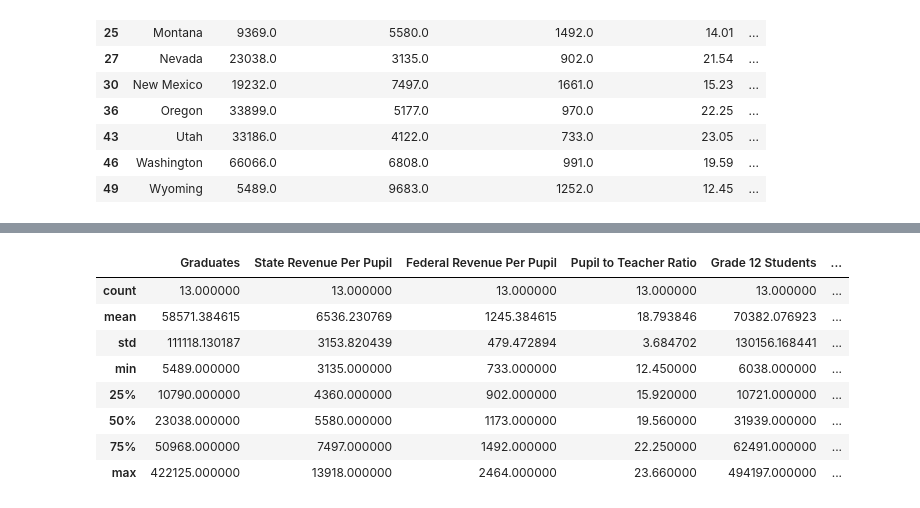
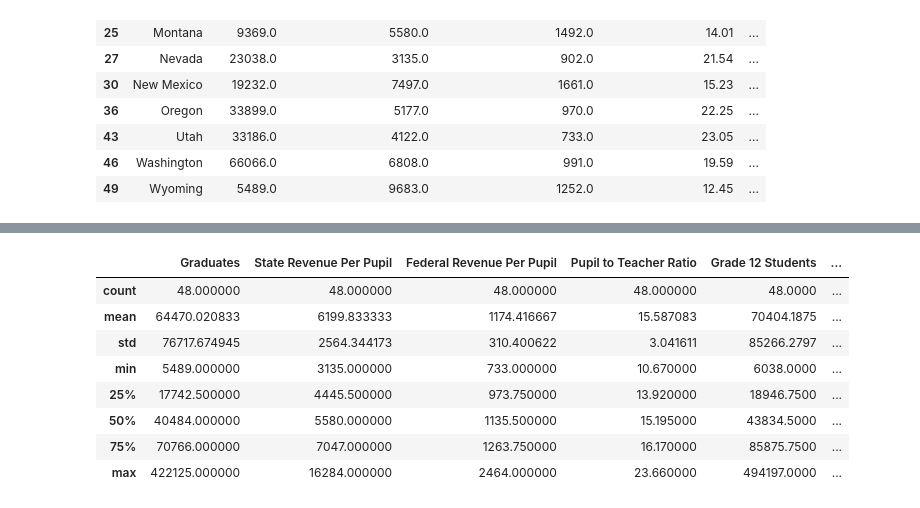
Before and after one commit to sagehan1/project-1, a Jupyter notebook: code-1 - Copy (2).ipynb, the cells around one changed output, grey strips where cells are left out. Saved outputs shown, nothing was run; the diff lists cells and outputs as text; code cells hidden in the pictures.

```diff
--- a/code-1 - Copy (2).ipynb
+++ b/code-1 - Copy (2).ipynb
@@ -423,12 +471,12 @@ West_Regiondf
 # %%
-West_Regiondf.describe()
+copy_merged.describe()
 # %% [output]
 |  | Graduates | State Revenue Per Pupil | Federal Revenue Per Pupil | Pupil to Teacher Ratio | Grade 12 Students | ... |
-| count | 13.000000 | 13.000000 | 13.000000 | 13.000000 | 13.000000 | ... |
-| mean | 58571.384615 | 6536.230769 | 1245.384615 | 18.793846 | 70382.076923 | ... |
-| std | 111118.130187 | 3153.820439 | 479.472894 | 3.684702 | 130156.168441 | ... |
-| min | 5489.000000 | 3135.000000 | 733.000000 | 12.450000 | 6038.000000 | ... |
-| 25% | 10790.000000 | 4360.000000 | 902.000000 | 15.920000 | 10721.000000 | ... |
-| 50% | 23038.000000 | 5580.000000 | 1173.000000 | 19.560000 | 31939.000000 | ... |
-| 75% | 50968.000000 | 7497.000000 | 1492.000000 | 22.250000 | 62491.000000 | ... |
-| max | 422125.000000 | 13918.000000 | 2464.000000 | 23.660000 | 494197.000000 | ... |
+| count | 48.000000 | 48.000000 | 48.000000 | 48.000000 | 48.0000 | ... |
+| mean | 64470.020833 | 6199.833333 | 1174.416667 | 15.587083 | 70404.1875 | ... |
+| std | 76717.674945 | 2564.344173 | 310.400622 | 3.041611 | 85266.2797 | ... |
+| min | 5489.000000 | 3135.000000 | 733.000000 | 10.670000 | 6038.0000 | ... |
+| 25% | 17742.500000 | 4445.500000 | 973.750000 | 13.920000 | 18946.7500 | ... |
+| 50% | 40484.000000 | 5580.000000 | 1135.500000 | 15.195000 | 43834.5000 | ... |
+| 75% | 70766.000000 | 7047.000000 | 1263.750000 | 16.170000 | 85875.7500 | ... |
+| max | 422125.000000 | 16284.000000 | 2464.000000 | 23.660000 | 494197.0000 | ... |
```
Also changed, not shown: parts of 27 cells of this notebook, 1 other file.
